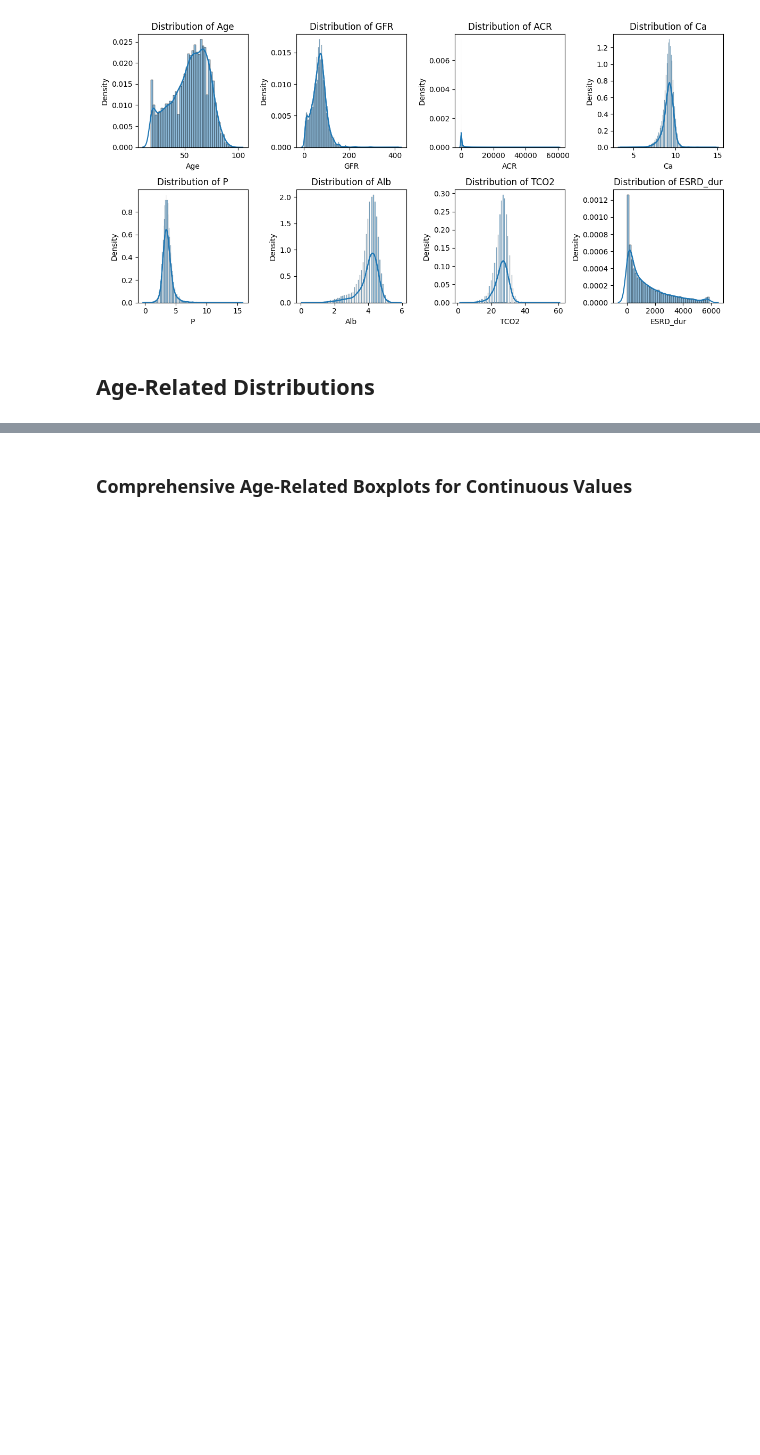
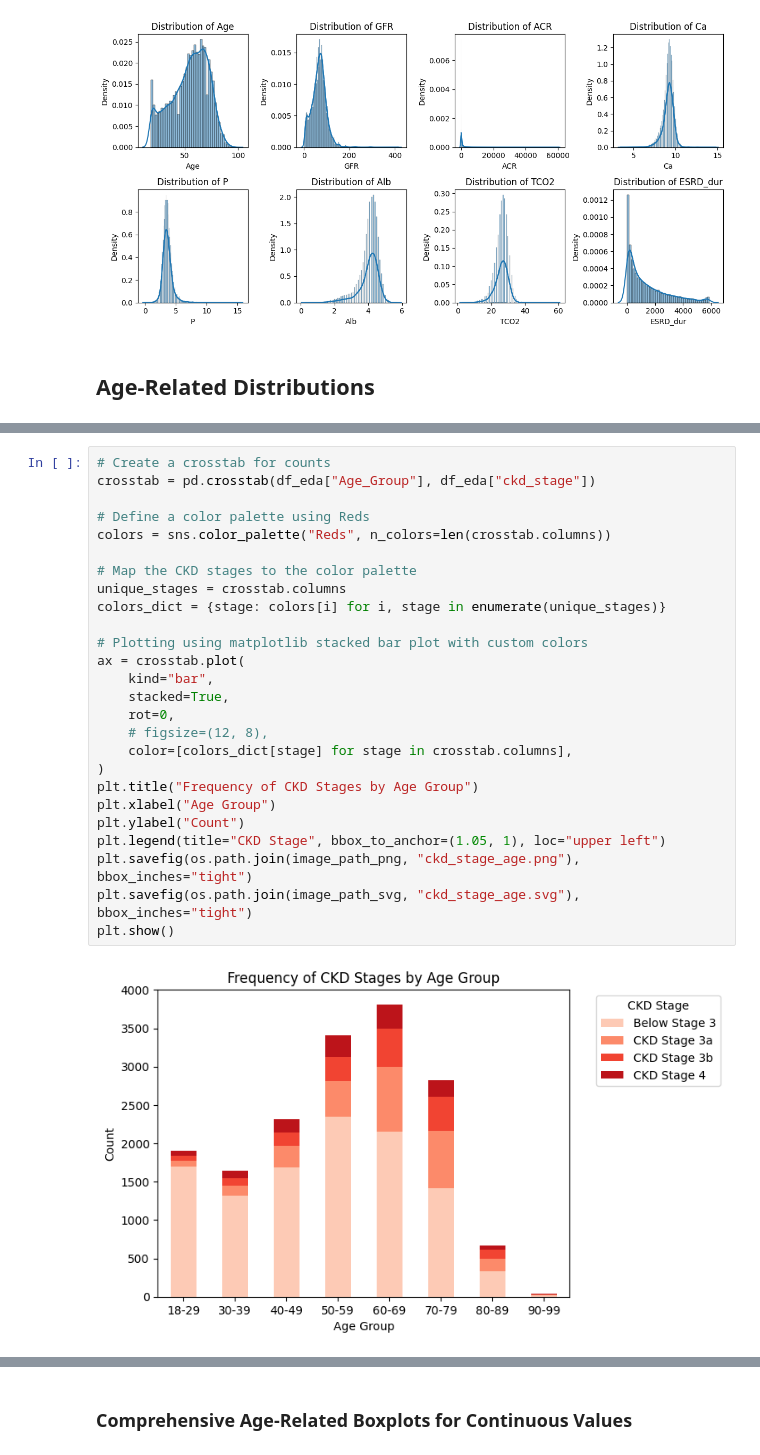
Before and after one commit to lshpaner/seoul_kfre, a Jupyter notebook: notebooks/data_exp_prep.ipynb, the cells around one changed output, grey strips where cells are left out. Drawn from its saved outputs; the diff is of its cells as text; blank space fills up the shorter version.

```diff
--- a/notebooks/data_exp_prep.ipynb
+++ b/notebooks/data_exp_prep.ipynb
@@ -268,0 +305,28 @@ contingency_table(df_eda, "Age_Group", "ESRD", "Group")
+# %%
+# Create a crosstab for counts
+crosstab = pd.crosstab(df_eda["Age_Group"], df_eda["ckd_stage"])
+
+# Define a color palette using Reds
+colors = sns.color_palette("Reds", n_colors=len(crosstab.columns))
+
+# Map the CKD stages to the color palette
+unique_stages = crosstab.columns
+colors_dict = {stage: colors[i] for i, stage in enumerate(unique_stages)}
+
+# Plotting using matplotlib stacked bar plot with custom colors
+ax = crosstab.plot(
+    kind="bar",
+    stacked=True,
+    rot=0,
+    # figsize=(12, 8),
+    color=[colors_dict[stage] for stage in crosstab.columns],
+)
+plt.title("Frequency of CKD Stages by Age Group")
+plt.xlabel("Age Group")
+plt.ylabel("Count")
+plt.legend(title="CKD Stage", bbox_to_anchor=(1.05, 1), loc="upper left")
+plt.savefig(os.path.join(image_path_png, "ckd_stage_age.png"), bbox_inches="tight")
+plt.savefig(os.path.join(image_path_svg, "ckd_stage_age.svg"), bbox_inches="tight")
+plt.show()
+# %% [output]
+[figure, added]
```
Also changed, not shown: parts of 11 cells of this notebook, 40 other files.
